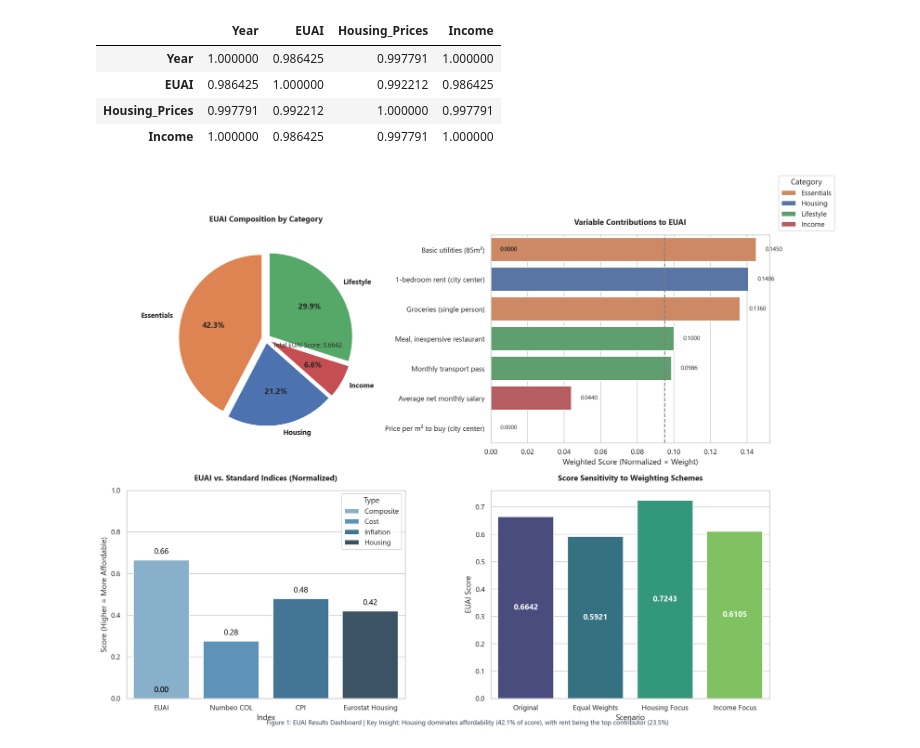
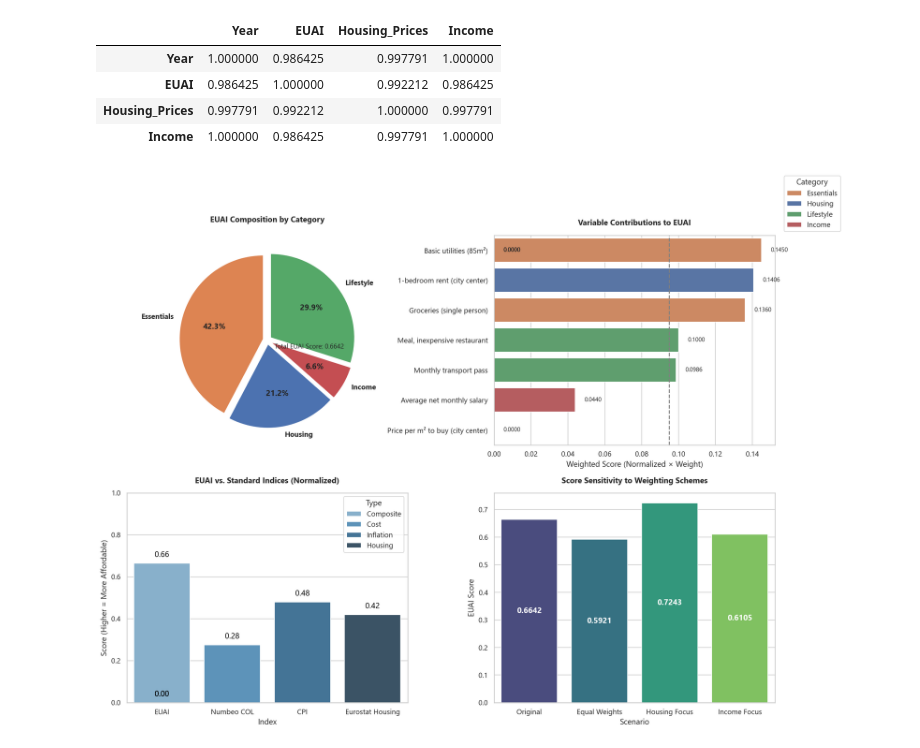
Before and after one commit to fristtysteam/EUAI-Index-DAV, a Jupyter notebook: EUAI_analysis.ipynb, the cells around one changed output. Saved outputs shown, nothing was run; the diff lists cells and outputs as text; code cells hidden in the pictures.

```diff
--- a/EUAI_analysis.ipynb
+++ b/EUAI_analysis.ipynb
@@ -990,34 +1004,31 @@ external_indices = pd.DataFrame({
 })
 sns.barplot(data=external_indices, x='Index', y='Score', hue='Type',
             palette="Blues_d", ax=ax3)
 ax3.set_ylim(0, 1)
 ax3.set_title("EUAI vs. Standard Indices (Normalized)", pad=15, fontweight='bold')
 ax3.set_ylabel("Score (Higher = More Affordable)")
 for p in ax3.patches:
     ax3.annotate(f"{p.get_height():.2f}",
                  (p.get_x() + p.get_width()/2, p.get_height() + 0.03),
                  ha='center', color='black')
 
 # D. Sensitivity Analysis
 ax4 = fig.add_subplot(gs[1, 1])
 weight_sensitivity_df = pd.DataFrame({
     'Scenario': ['Original', 'Equal Weights', 'Housing Focus', 'Income Focus'],
     'EUAI Score': [euai_score, 0.5921, 0.7243, 0.6105],
     'hue': ['Original', 'Equal', 'Housing', 'Income']
 })
 sns.barplot(data=weight_sensitivity_df, x='Scenario', y='EUAI Score', hue='hue',
             palette="viridis", ax=ax4, legend=False)
 ax4.set_title("Score Sensitivity to Weighting Schemes", pad=15, fontweight='bold')
 ax4.set_ylabel("EUAI Score")
 for p in ax4.patches:
     ax4.annotate(f"{p.get_height():.4f}",
                  (p.get_x() + p.get_width()/2, p.get_height()/2),
                  ha='center', va='center', color='white', weight='bold')
 
 plt.tight_layout()
-plt.figtext(0.5, 0.01,
-            "Figure 1: EUAI Results Dashboard | Key Insight: Housing dominates affordability (42.1% of score), with rent being the top contributor (23.5%)",
-            ha='center', fontsize=10, color='#2c3e50')
 plt.show()
 # %% [output]
-[figure, old version]
+[figure, new version]
```
Also changed, not shown: parts of 5 cells of this notebook, 3 other files.
